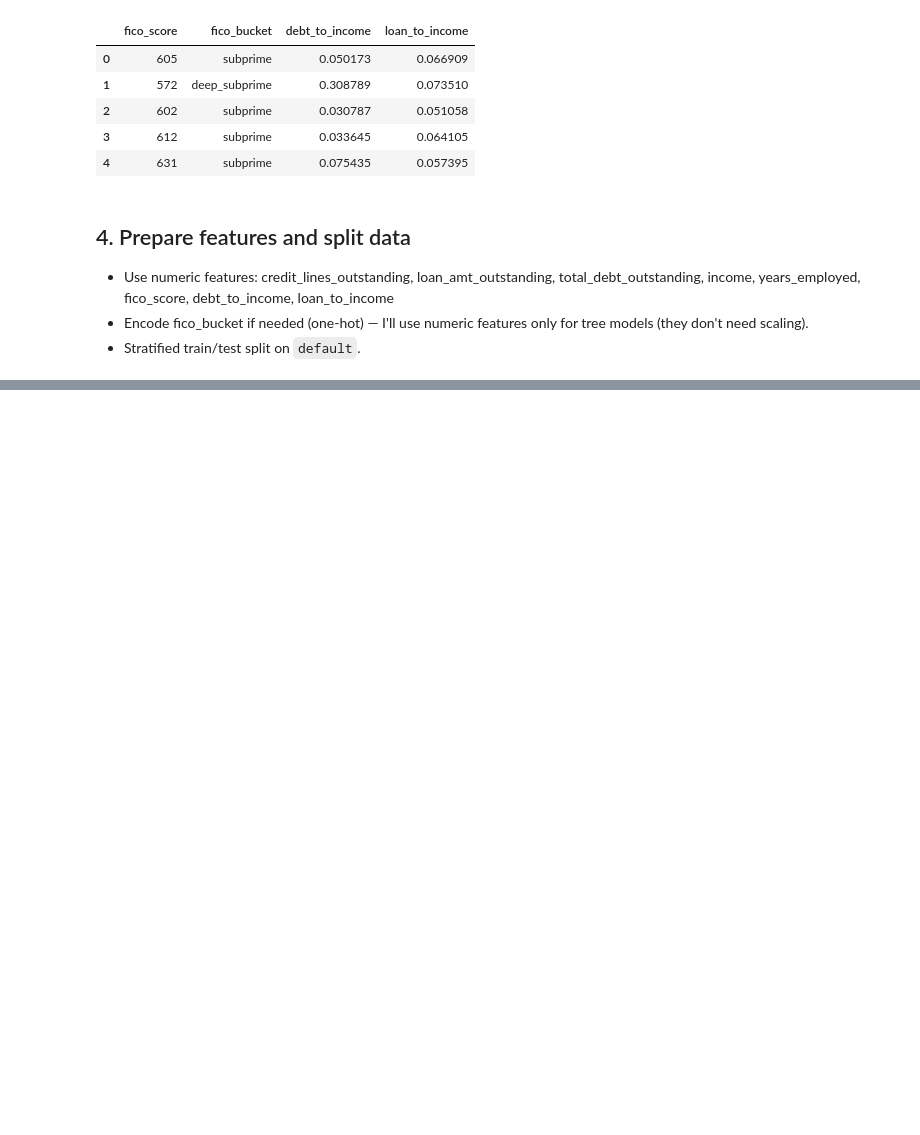
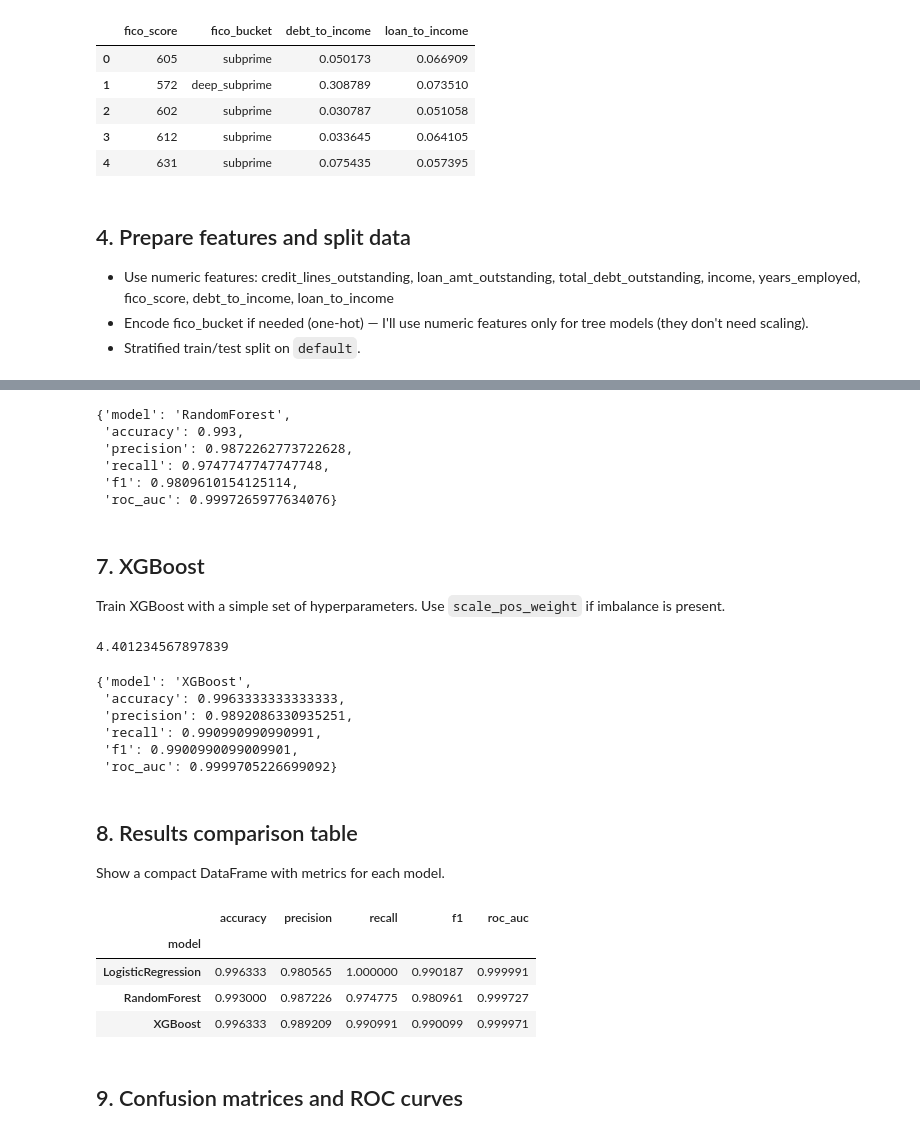
Before and after one commit to orejandro79/Credit_Risk_Analysis, a Jupyter notebook: Credit_Risk_Analysis.ipynb, the cells around one changed output, grey strips where cells are left out. Saved outputs shown, nothing was run; the diff lists cells and outputs as text; code cells hidden in the pictures; blank space fills up the shorter version.

```diff
--- a/Credit_Risk_Analysis.ipynb
+++ b/Credit_Risk_Analysis.ipynb
@@ -140,3 +140,16 @@ df[['fico_score','fico_bucket','debt_to_income','loan_to_income']].head()
   income, years_employed, fico_score, debt_to_income, loan_to_income
 - Encode fico_bucket if needed (one-hot) — I'll use numeric features only for tree models (they don't need scaling).
 - Stratified train/test split on `default`.
+# %%
+features = ['credit_lines_outstanding', 'loan_amt_outstanding', 'total_debt_outstanding',
+            'income', 'years_employed', 'fico_score', 'debt_to_income', 'loan_to_income']
+
+X = df[features].copy()
+y = df['default'].copy()
+
+# train-test split (stratified)
+X_train, X_test, y_train, y_test = train_test_split(
+    X, y, test_size=0.30, random_state=42, stratify=y)
+
+print("Train shape:", X_train.shape, "Test shape:", X_test.shape)
+print("Default rate - train:", y_train.mean(), "test:", y_test.mean())
@@ -142,0 +200,60 @@ df[['fico_score','fico_bucket','debt_to_income','loan_to_income']].head()
+# %%
+rf = RandomForestClassifier(n_estimators=200, random_state=42, class_weight='balanced', n_jobs=-1)
+
+# Fit on numeric data directly (trees handle scales)
+rf.fit(X_train.fillna(X_train.median()), y_train)
+y_pred_rf = rf.predict(X_test.fillna(X_train.median()))
+y_proba_rf = rf.predict_proba(X_test.fillna(X_train.median()))[:,1]
+
+results.append(summarize_model('RandomForest', y_test, y_pred_rf, y_proba_rf))
+results[-1]
+# %% [output]
+{'model': 'RandomForest',
+ 'accuracy': 0.993,
+ 'precision': 0.9872262773722628,
+ 'recall': 0.9747747747747748,
+ 'f1': 0.9809610154125114,
+ 'roc_auc': 0.9997265977634076}
+# %% [markdown]
+## 7. XGBoost
+Train XGBoost with a simple set of hyperparameters. Use `scale_pos_weight` if imbalance is present.
+# %%
+# Determine scale_pos_weight = N_negative / N_positive
+neg = (y_train==0).sum()
+pos = (y_train==1).sum()
+scale_pos_weight = neg / (pos+1e-9)
+scale_pos_weight
+# %% [output]
+4.401234567897839
+# %%
+xgb = XGBClassifier(n_estimators=200, max_depth=4, learning_rate=0.1,
+                    use_label_encoder=False, eval_metric='logloss',
+                    scale_pos_weight=scale_pos_weight, random_state=42, n_jobs=-1)
+
+xgb.fit(X_train.fillna(X_train.median()), y_train)
+y_pred_xgb = xgb.predict(X_test.fillna(X_train.median()))
+y_proba_xgb = xgb.predict_proba(X_test.fillna(X_train.median()))[:,1]
+
+results.append(summarize_model('XGBoost', y_test, y_pred_xgb, y_proba_xgb))
+results[-1]
+# %% [output]
+{'model': 'XGBoost',
+ 'accuracy': 0.9963333333333333,
+ 'precision': 0.9892086330935251,
+ 'recall': 0.990990990990991,
+ 'f1': 0.9900990099009901,
+ 'roc_auc': 0.9999705226699092}
+# %% [markdown]
+## 8. Results comparison table
+Show a compact DataFrame with metrics for each model.
+# %%
+res_df = pd.DataFrame(results).set_index('model')
+display(res_df)
+# %% [output]
+|  | accuracy | precision | recall | f1 | roc_auc |
+| model |  |  |  |  |  |
+| LogisticRegression | 0.996333 | 0.980565 | 1.000000 | 0.990187 | 0.999991 |
+| RandomForest | 0.993000 | 0.987226 | 0.974775 | 0.980961 | 0.999727 |
+| XGBoost | 0.996333 | 0.989209 | 0.990991 | 0.990099 | 0.999971 |
+# %% [markdown]
+## 9. Confusion matrices and ROC curves
```
Also changed, not shown: parts of 6 cells of this notebook.
